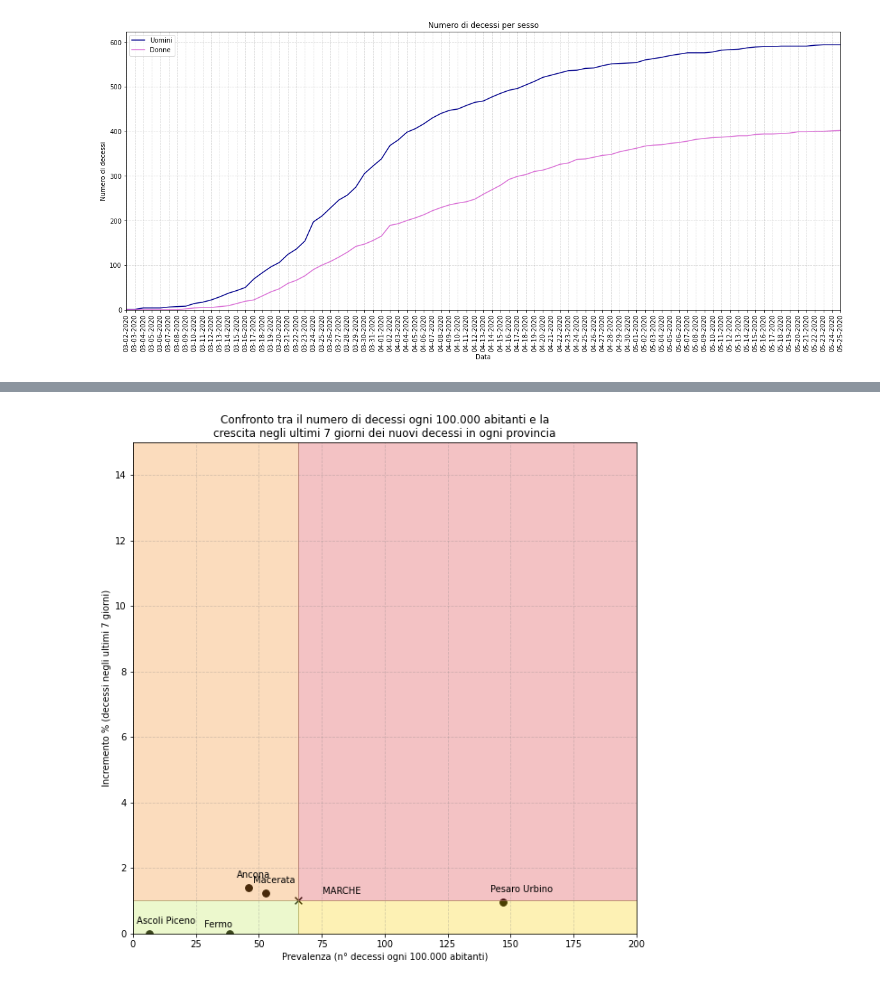
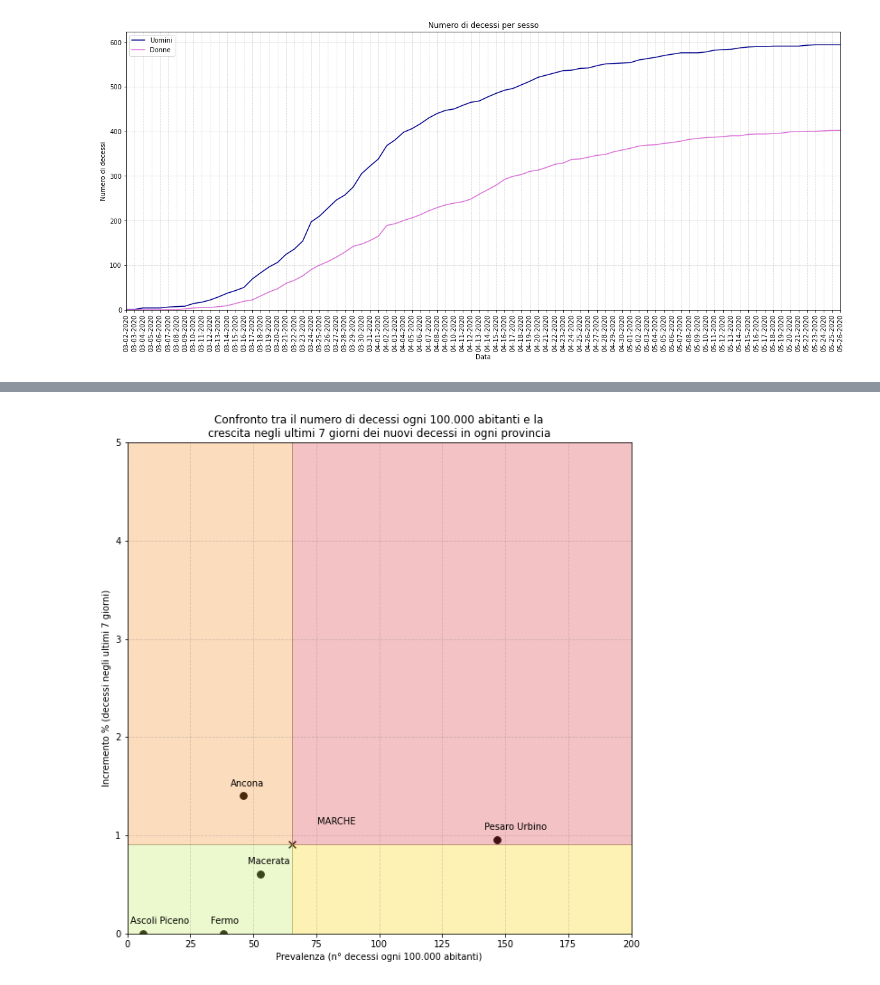
Before and after one commit to Biuni/coronavirus-marche, a Jupyter notebook: notebook/Andamento_Decessi.ipynb, the cells around one changed output, grey strips where cells are left out. Saved outputs shown, nothing was run; the diff lists cells and outputs as text; code cells hidden in the pictures.

```diff
--- a/notebook/Andamento_Decessi.ipynb
+++ b/notebook/Andamento_Decessi.ipynb
@@ -239,37 +239,37 @@ incremento_percentuale_7_giorni_ap = (data['decessi_totali_provincia_ascoli_pice
 X = data['decessi_totali_decessi'].max() / (ABITANTI_PU + ABITANTI_AN + ABITANTI_MC + ABITANTI_FM + ABITANTI_AP) * 100000
 Y = (data['decessi_totali_decessi'].max() - data[-8:-7]['decessi_totali_decessi']) / data[-8:-7]['decessi_totali_decessi'] * 100
 
 fig, ax = plt.subplots(figsize=(10,10))
 ax.scatter(decessi_100k_abitanti_pu, incremento_percentuale_7_giorni_pu, color='black', s=60)
 ax.scatter(decessi_100k_abitanti_an, incremento_percentuale_7_giorni_an, color='black', s=60)
 ax.scatter(decessi_100k_abitanti_mc, incremento_percentuale_7_giorni_mc, color='black', s=60)
 ax.scatter(decessi_100k_abitanti_fm, incremento_percentuale_7_giorni_fm, color='black', s=60)
 ax.scatter(decessi_100k_abitanti_ap, incremento_percentuale_7_giorni_ap, color='black', s=60)
 ax.scatter(X, Y, color='black', s=60, marker='x')
 ax.set_xlabel('Prevalenza (n° decessi ogni 100.000 abitanti)')
 ax.set_ylabel('Incremento % (decessi negli ultimi 7 giorni)')
 ax.set_title('Confronto tra il numero di decessi ogni 100.000 abitanti e la\ncrescita negli ultimi 7 giorni dei nuovi decessi in ogni provincia')
 
-ax.annotate('Pesaro Urbino', (decessi_100k_abitanti_pu, incremento_percentuale_7_giorni_pu), (decessi_100k_abitanti_pu-5, incremento_percentuale_7_giorni_pu+0.3))
-ax.annotate('Ancona', (decessi_100k_abitanti_an, incremento_percentuale_7_giorni_an), (decessi_100k_abitanti_an-5, incremento_percentuale_7_giorni_an+0.3))
-ax.annotate('Macerata', (decessi_100k_abitanti_mc, incremento_percentuale_7_giorni_mc), (decessi_100k_abitanti_mc-5, incremento_percentuale_7_giorni_mc+0.3))
-ax.annotate('Fermo', (decessi_100k_abitanti_fm, incremento_percentuale_7_giorni_fm), (decessi_100k_abitanti_fm-10, incremento_percentuale_7_giorni_fm+0.2))
-ax.annotate('Ascoli Piceno', (decessi_100k_abitanti_ap, incremento_percentuale_7_giorni_ap), (decessi_100k_abitanti_ap-5, incremento_percentuale_7_giorni_ap+0.3))
+ax.annotate('Pesaro Urbino', (decessi_100k_abitanti_pu, incremento_percentuale_7_giorni_pu), (decessi_100k_abitanti_pu-5, incremento_percentuale_7_giorni_pu+0.1))
+ax.annotate('Ancona', (decessi_100k_abitanti_an, incremento_percentuale_7_giorni_an), (decessi_100k_abitanti_an-5, incremento_percentuale_7_giorni_an+0.1))
+ax.annotate('Macerata', (decessi_100k_abitanti_mc, incremento_percentuale_7_giorni_mc), (decessi_100k_abitanti_mc-5, incremento_percentuale_7_giorni_mc+0.1))
+ax.annotate('Fermo', (decessi_100k_abitanti_fm, incremento_percentuale_7_giorni_fm), (decessi_100k_abitanti_fm-5, incremento_percentuale_7_giorni_fm+0.1))
+ax.annotate('Ascoli Piceno', (decessi_100k_abitanti_ap, incremento_percentuale_7_giorni_ap), (decessi_100k_abitanti_ap-5, incremento_percentuale_7_giorni_ap+0.1))
 ax.annotate('MARCHE', (X, Y), (X+10, Y+0.2))
 
 ax.axvline(X, color='gray', linestyle='solid', lw=1, alpha=0.4)
 ax.axhline(float(Y), color='gray', linestyle='solid', lw=1, alpha=0.4)
 
 ax.fill_between([0, X],0,Y,alpha=0.3, color='#c2e85c')  # blue
 ax.fill_between([X, 200], 0, Y, alpha=0.3, color='#F9D307')  # yellow
 ax.fill_between([0, X], Y, 200, alpha=0.3, color='#F38D25')  # orange
 ax.fill_between([X, 200], Y, 200, alpha=0.3, color='#DA383D')  # red
 
 plt.xlim(left=0, right=200)
-plt.ylim(bottom=0, top=15)
+plt.ylim(bottom=0, top=5)
 ax.yaxis.grid(color='gray', linestyle='dashed', alpha=0.3)
 ax.xaxis.grid(color='gray', linestyle='dashed', alpha=0.3)
 plt.savefig('images/andamento-decessi-10.png', bbox_inches='tight')
 plt.show()
 # %% [output]
-[figure, old version]
+[figure, new version]
```
Also changed, not shown: parts of 6 cells of this notebook, 48 other files.
